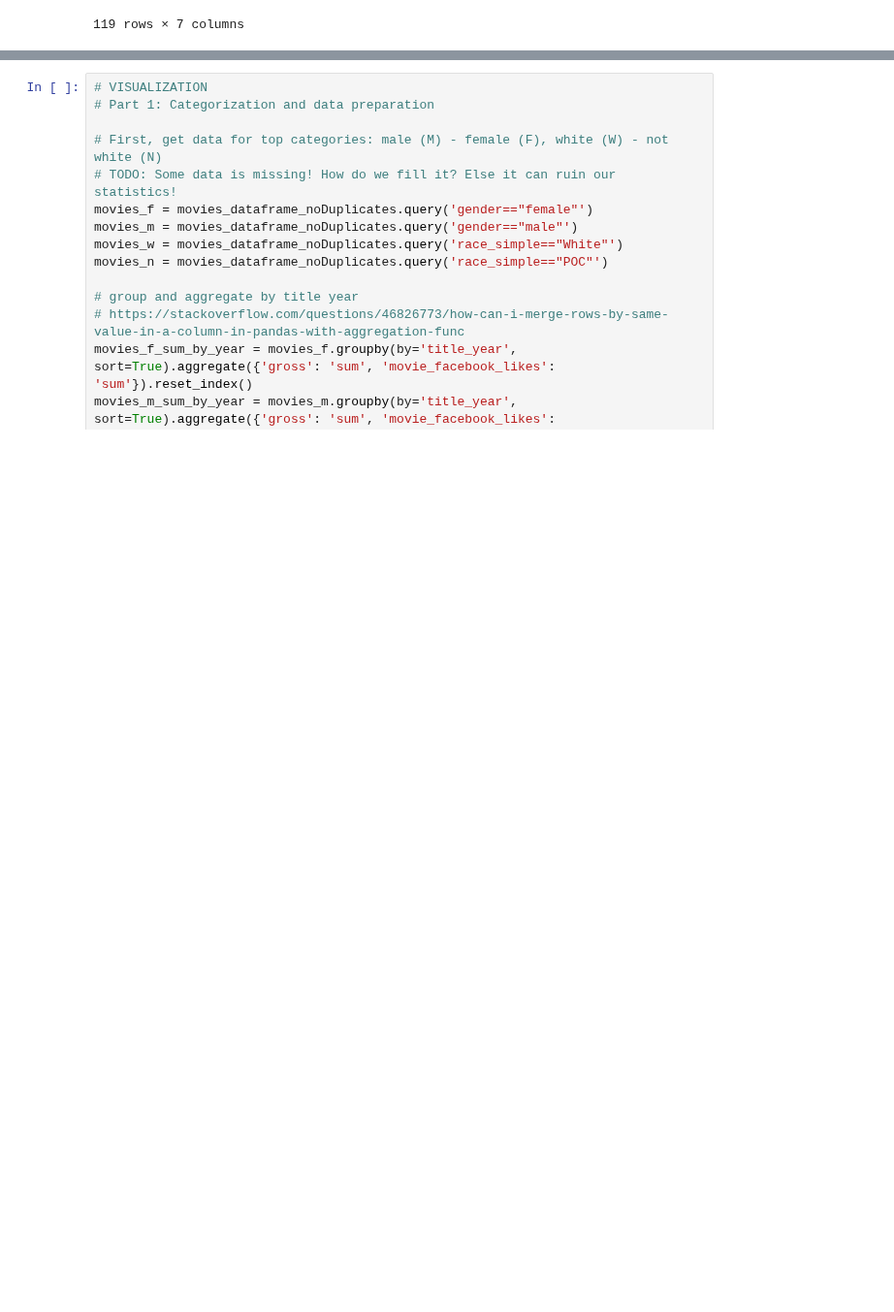
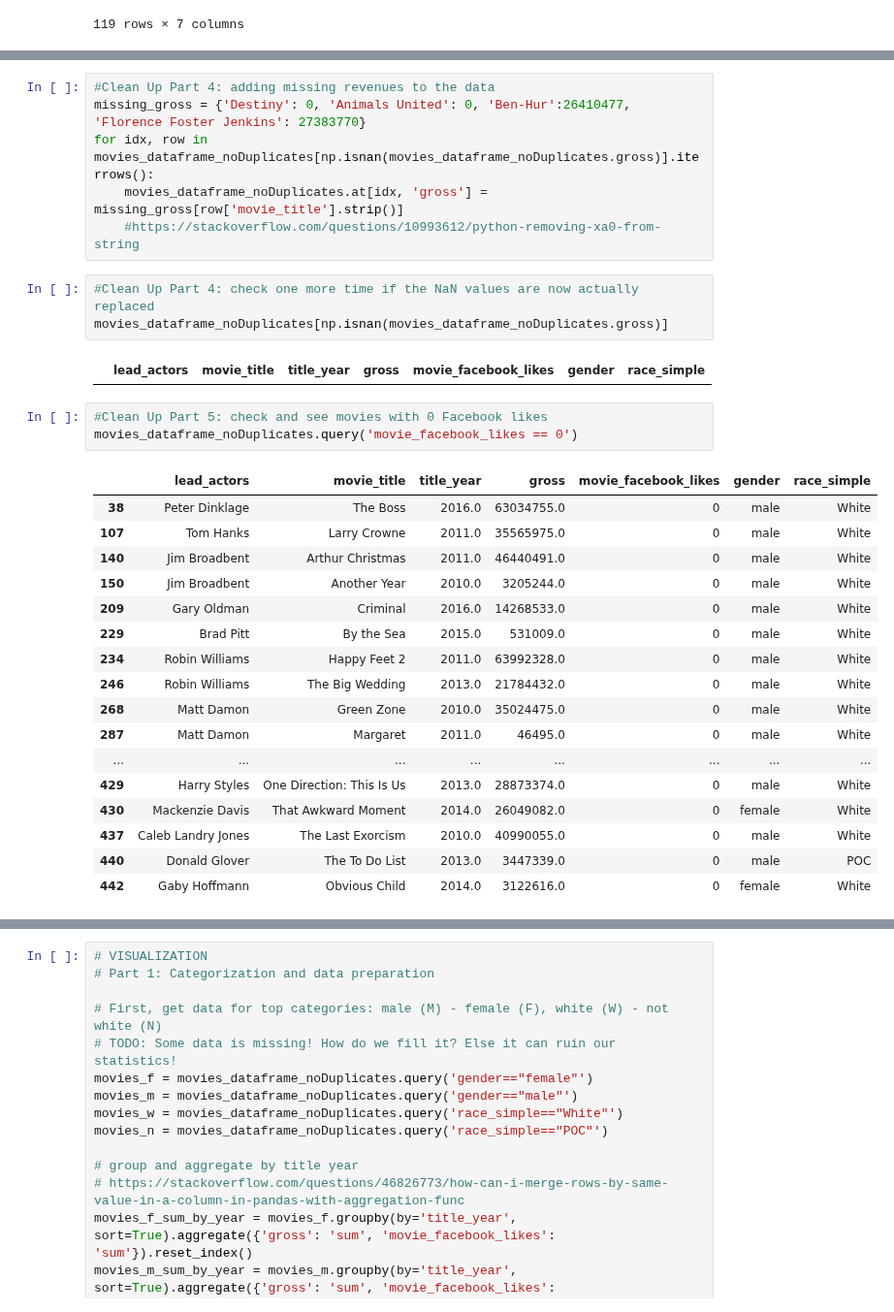
Before and after one commit to Data-Science-HTW/diversity-in-movies, a Jupyter notebook: Diversity in Movies.ipynb, the cells around one changed output, grey strips where cells are left out. Shown at 97% size. Drawn from its saved outputs; the diff is of its cells as text; blank space fills up the shorter version.

Commit message:
Replace NaN gross and 0s Facebook Likes

```diff
--- a/Diversity in Movies.ipynb
+++ b/Diversity in Movies.ipynb
@@ -112,0 +122,32 @@ movies_dataframe_noDuplicates
+# %%
+#Clean Up Part 4: adding missing revenues to the data
+missing_gross = {'Destiny': 0, 'Animals United': 0, 'Ben-Hur':26410477, 'Florence Foster Jenkins': 27383770}
+for idx, row in movies_dataframe_noDuplicates[np.isnan(movies_dataframe_noDuplicates.gross)].iterrows():
+    movies_dataframe_noDuplicates.at[idx, 'gross'] = missing_gross[row['movie_title'].strip()]
+    #https://stackoverflow.com/questions/10993612/python-removing-xa0-from-string
+# %%
+#Clean Up Part 4: check one more time if the NaN values are now actually replaced
+movies_dataframe_noDuplicates[np.isnan(movies_dataframe_noDuplicates.gross)]
+# %% [output]
+|  | lead_actors | movie_title | title_year | gross | movie_facebook_likes | gender | race_simple |
+# %%
+#Clean Up Part 5: check and see movies with 0 Facebook likes
+movies_dataframe_noDuplicates.query('movie_facebook_likes == 0')
+# %% [output]
+|  | lead_actors | movie_title | title_year | gross | movie_facebook_likes | gender | race_simple |
+| 38 | Peter Dinklage | The Boss | 2016.0 | 63034755.0 | 0 | male | White |
+| 107 | Tom Hanks | Larry Crowne | 2011.0 | 35565975.0 | 0 | male | White |
+| 140 | Jim Broadbent | Arthur Christmas | 2011.0 | 46440491.0 | 0 | male | White |
+| 150 | Jim Broadbent | Another Year | 2010.0 | 3205244.0 | 0 | male | White |
+| 209 | Gary Oldman | Criminal | 2016.0 | 14268533.0 | 0 | male | White |
+| 229 | Brad Pitt | By the Sea | 2015.0 | 531009.0 | 0 | male | White |
+| 234 | Robin Williams | Happy Feet 2 | 2011.0 | 63992328.0 | 0 | male | White |
+| 246 | Robin Williams | The Big Wedding | 2013.0 | 21784432.0 | 0 | male | White |
+| 268 | Matt Damon | Green Zone | 2010.0 | 35024475.0 | 0 | male | White |
+| 287 | Matt Damon | Margaret | 2011.0 | 46495.0 | 0 | male | White |
+| ... | ... | ... | ... | ... | ... | ... | ... |
+| 429 | Harry Styles | One Direction: This Is Us | 2013.0 | 28873374.0 | 0 | male | White |
+| 430 | Mackenzie Davis | That Awkward Moment | 2014.0 | 26049082.0 | 0 | female | White |
+| 437 | Caleb Landry Jones | The Last Exorcism | 2010.0 | 40990055.0 | 0 | male | White |
+| 440 | Donald Glover | The To Do List | 2013.0 | 3447339.0 | 0 | male | POC |
+| 442 | Gaby Hoffmann | Obvious Child | 2014.0 | 3122616.0 | 0 | female | White |
```
Also changed, not shown: parts of 9 cells of this notebook.
